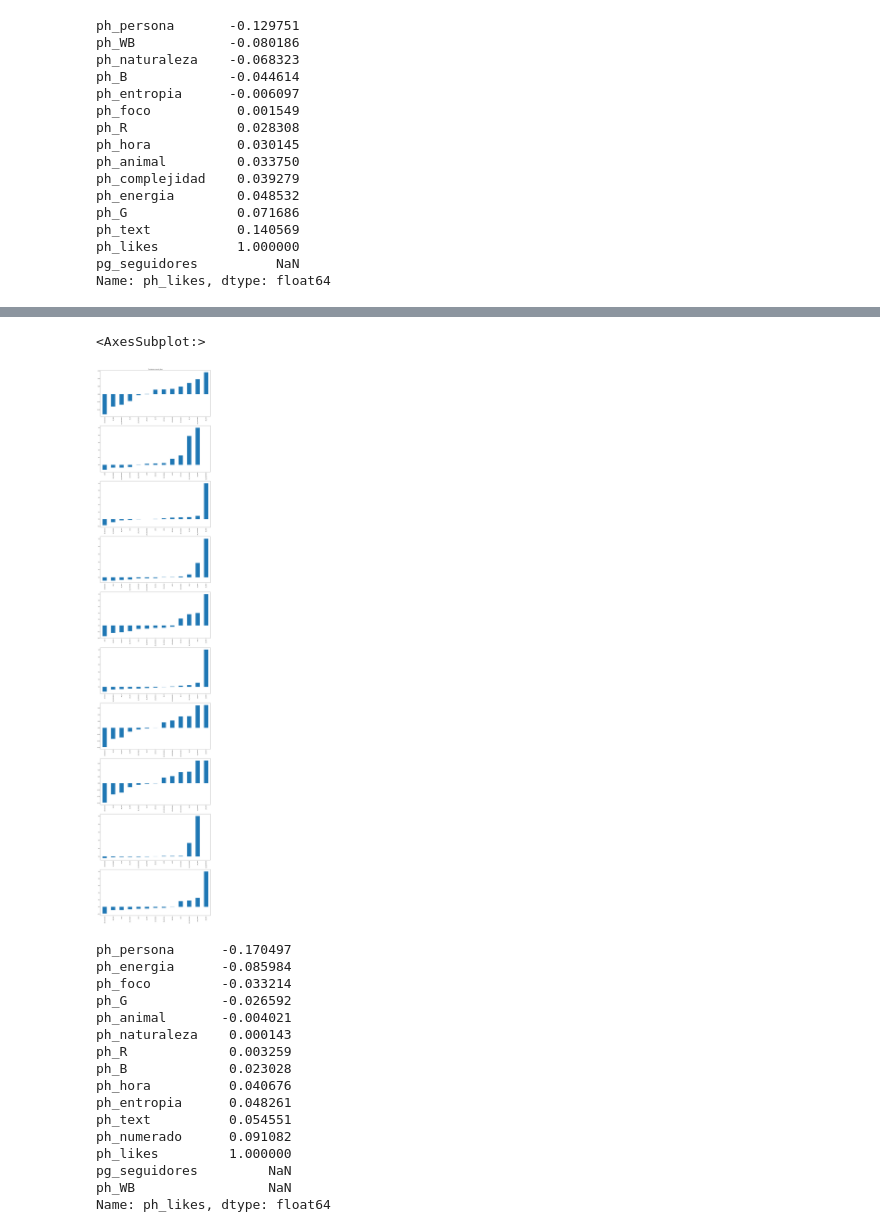
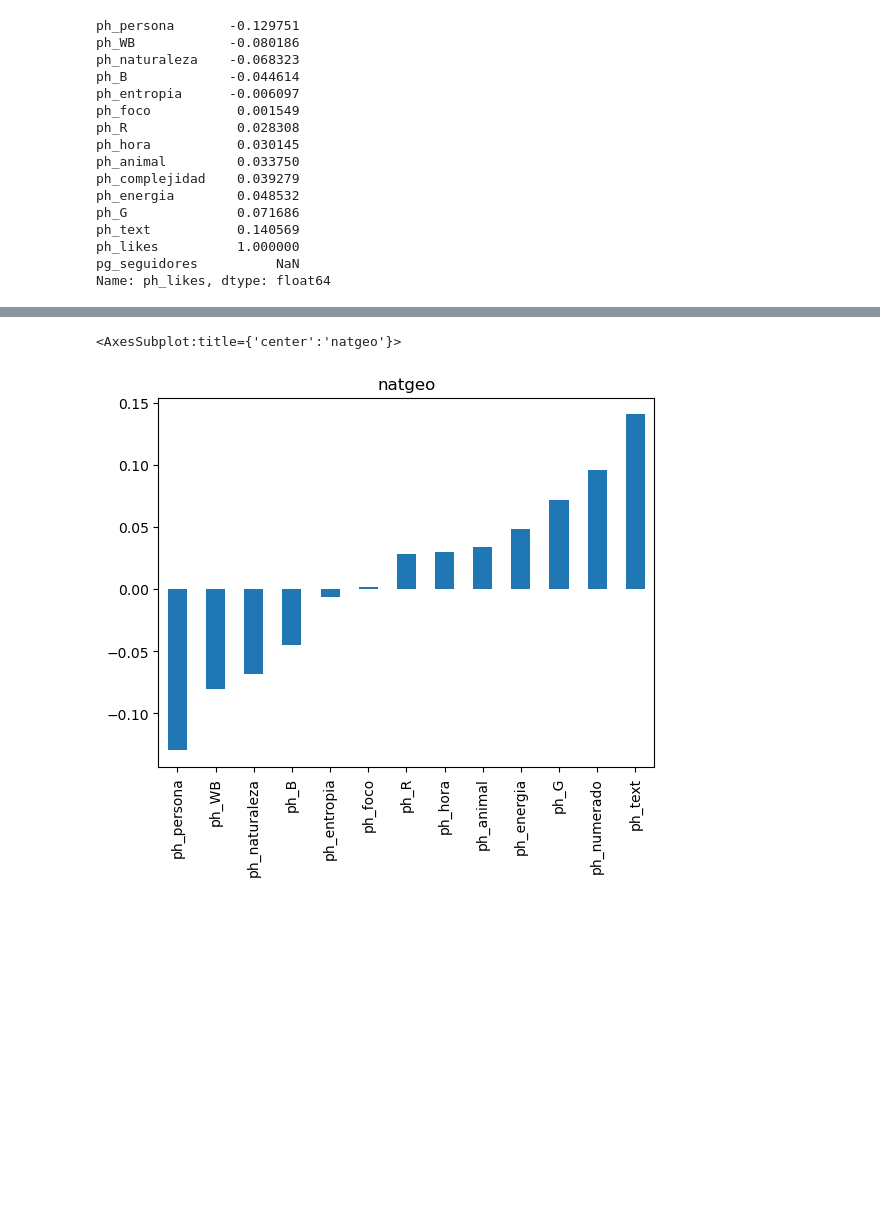
Before and after one commit to segomismo/proyecto-final-ironhack, a Jupyter notebook: src/comprobacionescvs.ipynb, the cells around one changed output, grey strips where cells are left out. Cells and saved outputs as stored; diff of their text form; code cells hidden in the pictures; blank space fills up the shorter version.

```diff
--- a/src/comprobacionescvs.ipynb
+++ b/src/comprobacionescvs.ipynb
@@ -138,39 +99,9 @@ corr7 = df7cv3_clean.corr()['ph_likes'].sort_values()
 corr9 = df9cv3_clean.corr()['ph_likes'].sort_values()
 corr10 = df10cv3_clean.corr()['ph_likes'].sort_values()
 corr11 = df11cv3_clean.corr()['ph_likes'].sort_values()
-# %%
-#vamos a ver todos los graficos de barras de correlacion juntos sin ph_seguidores
-fig, axes = plt.subplots(nrows=10, ncols=1, figsize=(20, 100))
-axes[0].set_title('Correlacion con ph_likes')
-corr1[:-2].plot(kind='bar', ax=axes[0])
-corr2[:-2].plot(kind='bar', ax=axes[1])
-corr3[:-2].plot(kind='bar', ax=axes[2])
-corr4[:-2].plot(kind='bar', ax=axes[3])
-corr5[:-2].plot(kind='bar', ax=axes[4])
-corr6[:-2].plot(kind='bar', ax=axes[5])
-corr7[:-2].plot(kind='bar', ax=axes[6])
-corr9[:-2].plot(kind='bar', ax=axes[7])
-corr10[:-2].plot(kind='bar', ax=axes[8])
-corr11[:-2].plot(kind='bar', ax=axes[9])
-# %% [output]
-<AxesSubplot:>
-[figure, removed]
-# %%
-corr3
-# %% [output]
-ph_persona      -0.170497
-ph_energia      -0.085984
-ph_foco         -0.033214
-ph_G            -0.026592
-ph_animal       -0.004021
-ph_naturaleza    0.000143
-ph_R             0.003259
-ph_B             0.023028
-ph_hora          0.040676
-ph_entropia      0.048261
-ph_text          0.054551
-ph_numerado      0.091082
-ph_likes         1.000000
-pg_seguidores         NaN
-ph_WB                 NaN
-Name: ph_likes, dtype: float64
+# %%
+#vamos a ver todos los graficos de barras de correlacion juntos sin ph_seguidores
+df1cv3_clean.corr()['ph_likes'].sort_values()[:-2].plot(kind='bar', title='natgeo')
+# %% [output]
+<AxesSubplot:title={'center':'natgeo'}>
+[figure, added]
```
Also changed, not shown: parts of 27 cells of this notebook, 22 other files.
